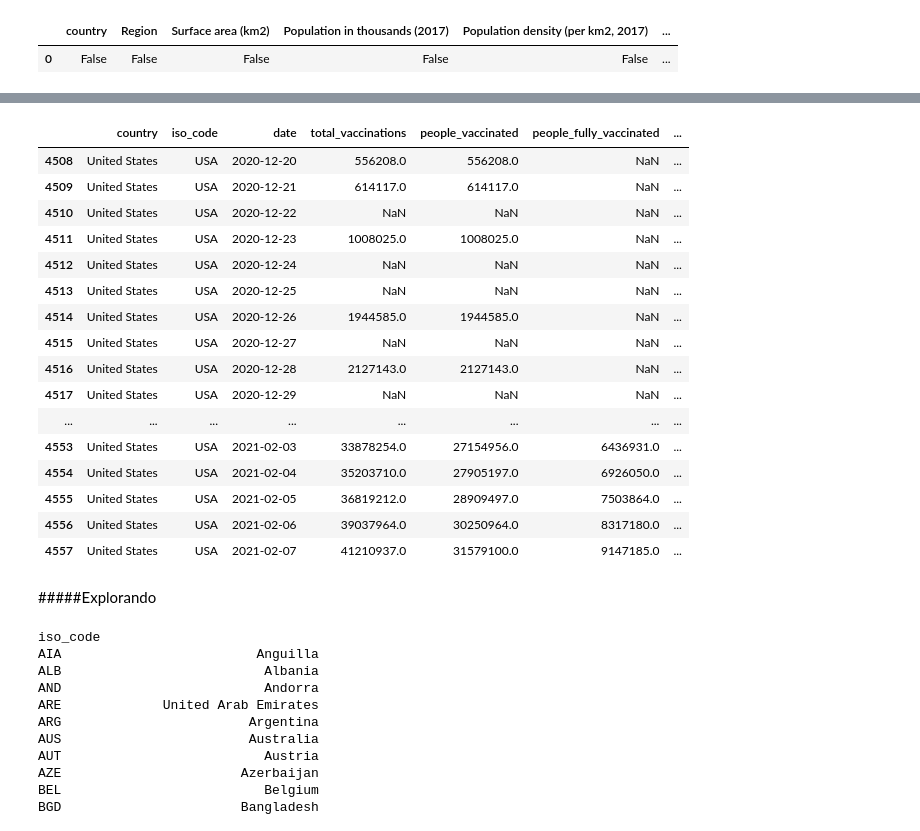
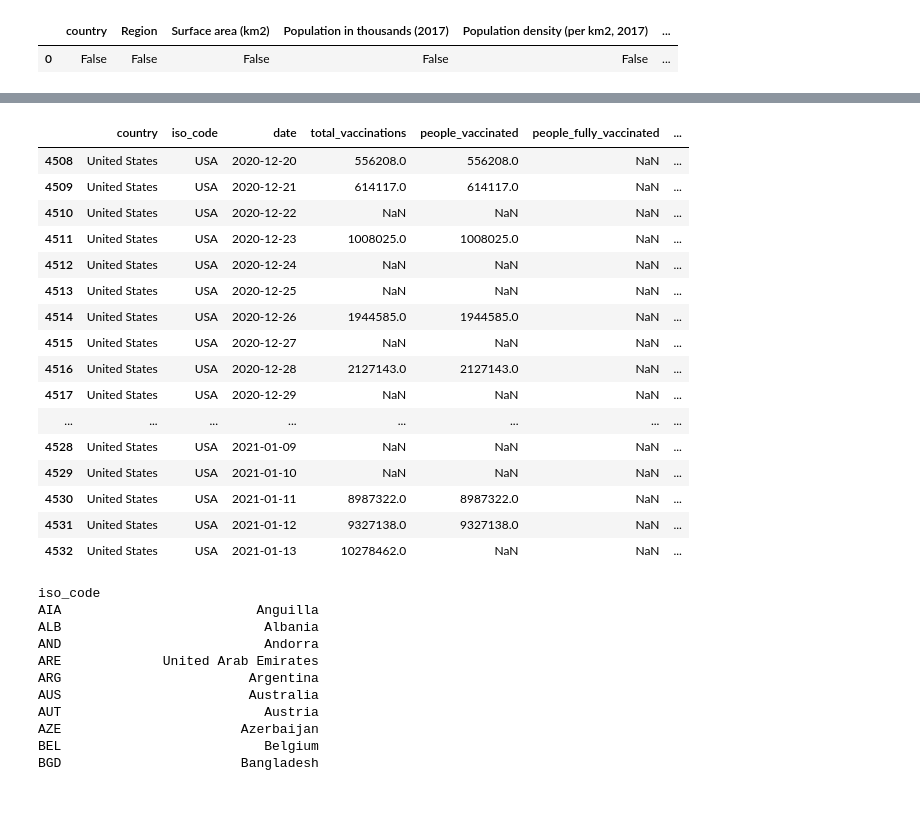
Before and after one commit to hitallocavas/covid-19-data-analysis, a Jupyter notebook: covid_19_analisys.ipynb, the cells around one changed output, grey strips where cells are left out. Drawn from its saved outputs; the diff is of its cells as text; code cells hidden in the pictures; blank space fills up the shorter version.

```diff
--- a/covid_19_analisys.ipynb
+++ b/covid_19_analisys.ipynb
@@ -155,25 +243,23 @@ country_vaccinations[country_vaccinations["iso_code"] == "BRA"].head(50)
 # %%
-country_vaccinations[country_vaccinations["iso_code"] == "USA"].head(50)
+country_vaccinations[country_vaccinations["iso_code"] == "USA"].head(25)
 # %% [output]
 |  | country | iso_code | date | total_vaccinations | people_vaccinated | people_fully_vaccinated | ... |
 | 4508 | United States | USA | 2020-12-20 | 556208.0 | 556208.0 | NaN | ... |
 | 4509 | United States | USA | 2020-12-21 | 614117.0 | 614117.0 | NaN | ... |
 | 4510 | United States | USA | 2020-12-22 | NaN | NaN | NaN | ... |
 | 4511 | United States | USA | 2020-12-23 | 1008025.0 | 1008025.0 | NaN | ... |
 | 4512 | United States | USA | 2020-12-24 | NaN | NaN | NaN | ... |
 | 4513 | United States | USA | 2020-12-25 | NaN | NaN | NaN | ... |
 | 4514 | United States | USA | 2020-12-26 | 1944585.0 | 1944585.0 | NaN | ... |
 | 4515 | United States | USA | 2020-12-27 | NaN | NaN | NaN | ... |
 | 4516 | United States | USA | 2020-12-28 | 2127143.0 | 2127143.0 | NaN | ... |
 | 4517 | United States | USA | 2020-12-29 | NaN | NaN | NaN | ... |
 | ... | ... | ... | ... | ... | ... | ... | ... |
-| 4553 | United States | USA | 2021-02-03 | 33878254.0 | 27154956.0 | 6436931.0 | ... |
-| 4554 | United States | USA | 2021-02-04 | 35203710.0 | 27905197.0 | 6926050.0 | ... |
-| 4555 | United States | USA | 2021-02-05 | 36819212.0 | 28909497.0 | 7503864.0 | ... |
-| 4556 | United States | USA | 2021-02-06 | 39037964.0 | 30250964.0 | 8317180.0 | ... |
-| 4557 | United States | USA | 2021-02-07 | 41210937.0 | 31579100.0 | 9147185.0 | ... |
+| 4528 | United States | USA | 2021-01-09 | NaN | NaN | NaN | ... |
+| 4529 | United States | USA | 2021-01-10 | NaN | NaN | NaN | ... |
+| 4530 | United States | USA | 2021-01-11 | 8987322.0 | 8987322.0 | NaN | ... |
+| 4531 | United States | USA | 2021-01-12 | 9327138.0 | 9327138.0 | NaN | ... |
+| 4532 | United States | USA | 2021-01-13 | 10278462.0 | NaN | NaN | ... |
-# %% [markdown]
-#####Explorando
 # %%
 pd.set_option('display.max_rows', None)
 country_vaccinations.groupby("iso_code").last()["country"]
```
Also changed, not shown: parts of 67 cells of this notebook.
